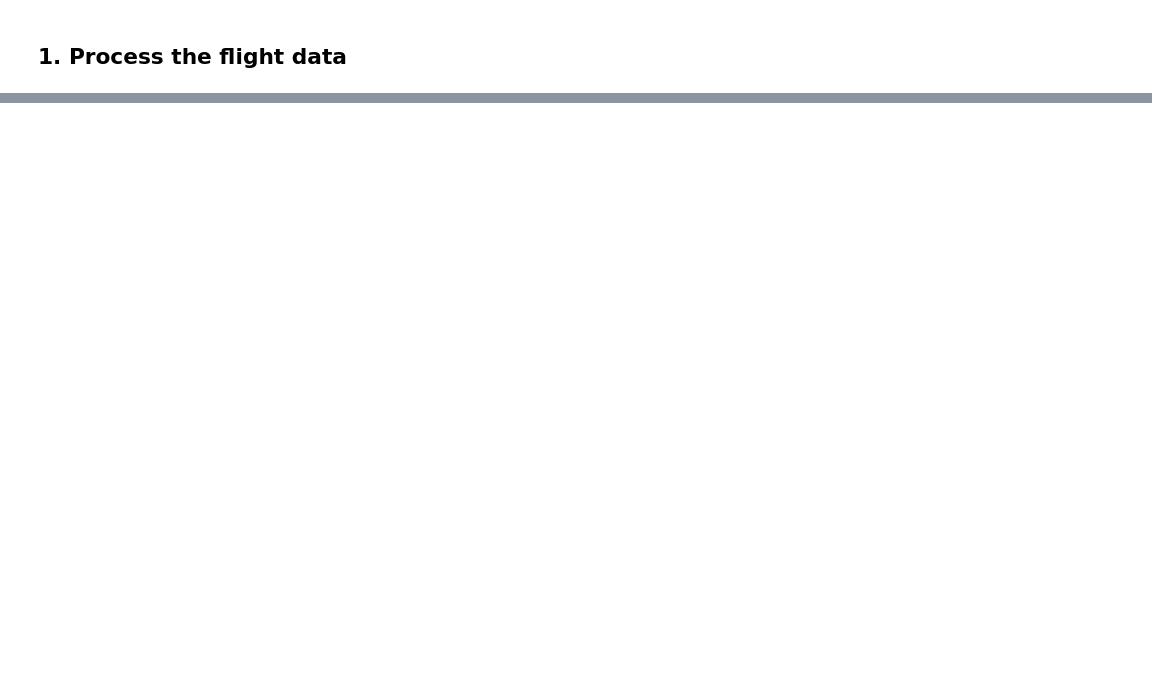
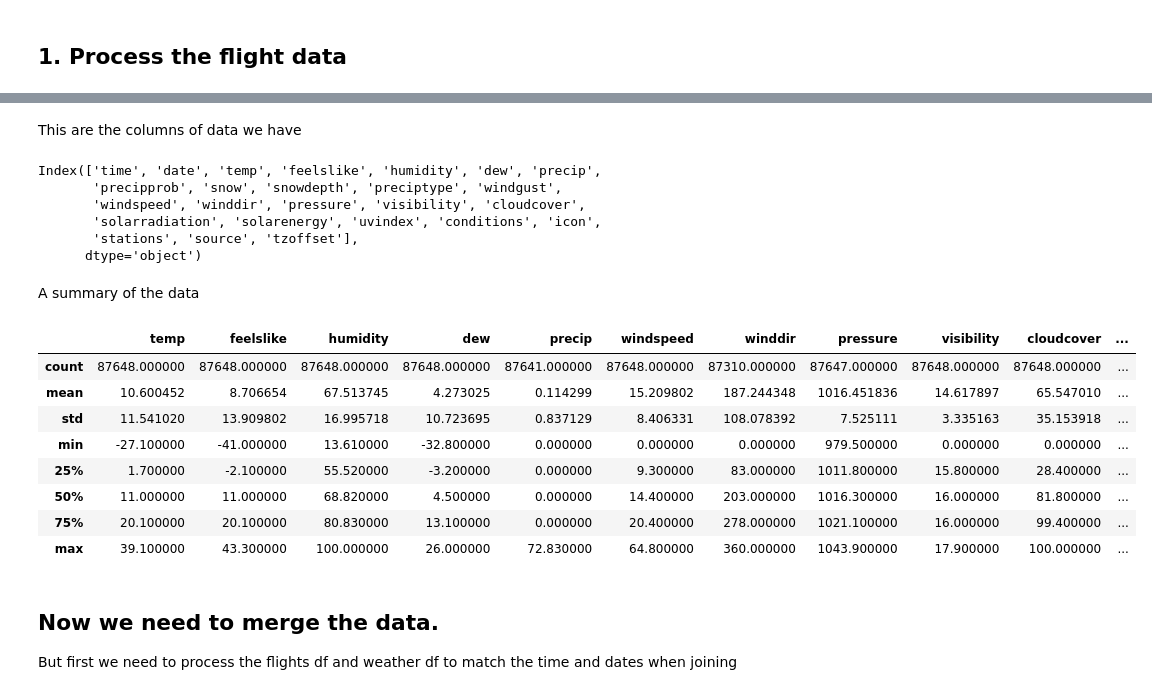
Before and after one commit to sbarrios93/Flight-Predictions-Project, a Jupyter notebook: scratchpad.ipynb, the cells around one changed output, grey strips where cells are left out. Saved outputs shown, nothing was run; the diff lists cells and outputs as text; code cells hidden in the pictures; blank space fills up the shorter version.

```diff
--- a/scratchpad.ipynb
+++ b/scratchpad.ipynb
@@ -20,7 +38,9 @@ ROOT = Path(".")  # root path (the directory of the project folder)
 # Where to store the input data
 DATA_FOLDER = "data"
 RAW_DATA_FOLDER = "raw"
+RAW_FLIGHTS_DATA_FOLDER = "flights"
 PROCESSED_DATA_FOLDER = "processed"
+OUTPUT_DATA_FOLDER = "output"
 
 DATA_PATH = ROOT / DATA_FOLDER
 
@@ -32,11 +52,26 @@ RAW_DATA_PATH = DATA_PATH / RAW_DATA_FOLDER
 if not Path.exists(RAW_DATA_PATH):
     raise FileNotFoundError(f"The raw data folder does not exist: {RAW_DATA_PATH}")
 
+RAW_FLIGHTS_DATA_PATH = DATA_PATH / RAW_DATA_FOLDER / RAW_FLIGHTS_DATA_FOLDER
+
+if not Path.exists(RAW_FLIGHTS_DATA_PATH):
+    raise FileNotFoundError(
+        f"The raw flights data folder does not exist: {RAW_FLIGHT_DATA_PATH}"
+    )
 
 PROCESSED_DATA_PATH = DATA_PATH / PROCESSED_DATA_FOLDER
 Path.mkdir(PROCESSED_DATA_PATH, parents=True, exist_ok=True)
 
+OUTPUT_DATA_PATH = DATA_PATH / OUTPUT_DATA_FOLDER
+Path.mkdir(OUTPUT_DATA_PATH, parents=True, exist_ok=True)
+
 # Name of the HDF5 file containing the data
 HDF5_FILE = "flight_data.h5"
+
+# Name of the CSV file containing the airport codes
+AIRPORT_CODES_FILE = "airport_codes.csv"
+
+# Name of the JSON file containing the weather daata
+WEATHER_FILE = "ORD-weather-2009-2018.json"
 # %% [markdown]
 ##  1. Process the flight data
@@ -43,6 +82,6 @@ HDF5_FILE = "flight_data.h5"
 # %%
 def process_flight_data(
-    raw_data_path: Path = RAW_DATA_PATH,
+    raw_flights_data_path: Path = RAW_FLIGHTS_DATA_PATH,
     processed_data_path: Path = PROCESSED_DATA_PATH,
     hdf5_file: str = HDF5_FILE, key=f"ORIGIN:{AIRPORT_OF_INTEREST}"
 ):
@@ -59,7 +98,7 @@ def process_flight_data(
         df = pd.read_hdf(processed_data_path / hdf5_file, key=key)
     except (FileNotFoundError, KeyError): # if it does not exist, or key is wrong, create it
         # Get all the CSV Files
-        csv_files = sorted(raw_data_path.glob("*.csv"))
+        csv_files = sorted(raw_flights_data_path.glob("*.csv"))
 
         print(f"Loading files, this may take a while...")
         df = load_csv_files(csv_files)
@@ -67,8 +106,11 @@ def process_flight_data(
         # filter the dataframe
         df = df[df["ORIGIN"] == AIRPORT_OF_INTEREST]
         # save dataframe to HDF5 file
-        df.to_hdf(processed_data_path / hdf5_file, key=key, mode="w")
+        df.to_hdf(processed_data_path / hdf5_file, key=key, mode="w", index=False)
 
-    return df # return the dataframe
+    return df.reset_index(drop=True) # return the dataframe
 
-df = process_flight_data()
+df_flights = process_flight_data()
+
+print("Dataframe loaded and filtered, lets look at the first rows to understand what we are doing")
+df_flights.head()
@@ -90,0 +222,29 @@ df
+# %% [markdown]
+This are the columns of data we have
+# %%
+df_weather.columns
+# %% [output]
+Index(['time', 'date', 'temp', 'feelslike', 'humidity', 'dew', 'precip',
+       'precipprob', 'snow', 'snowdepth', 'preciptype', 'windgust',
+       'windspeed', 'winddir', 'pressure', 'visibility', 'cloudcover',
+       'solarradiation', 'solarenergy', 'uvindex', 'conditions', 'icon',
+       'stations', 'source', 'tzoffset'],
+      dtype='object')
+# %% [markdown]
+A summary of the data
+# %%
+df_weather.describe()
+# %% [output]
+|  | temp | feelslike | humidity | dew | precip | windspeed | winddir | pressure | visibility | cloudcover | ... |
+| count | 87648.000000 | 87648.000000 | 87648.000000 | 87648.000000 | 87641.000000 | 87648.000000 | 87310.000000 | 87647.000000 | 87648.000000 | 87648.000000 | ... |
+| mean | 10.600452 | 8.706654 | 67.513745 | 4.273025 | 0.114299 | 15.209802 | 187.244348 | 1016.451836 | 14.617897 | 65.547010 | ... |
+| std | 11.541020 | 13.909802 | 16.995718 | 10.723695 | 0.837129 | 8.406331 | 108.078392 | 7.525111 | 3.335163 | 35.153918 | ... |
+| min | -27.100000 | -41.000000 | 13.610000 | -32.800000 | 0.000000 | 0.000000 | 0.000000 | 979.500000 | 0.000000 | 0.000000 | ... |
+| 25% | 1.700000 | -2.100000 | 55.520000 | -3.200000 | 0.000000 | 9.300000 | 83.000000 | 1011.800000 | 15.800000 | 28.400000 | ... |
+| 50% | 11.000000 | 11.000000 | 68.820000 | 4.500000 | 0.000000 | 14.400000 | 203.000000 | 1016.300000 | 16.000000 | 81.800000 | ... |
+| 75% | 20.100000 | 20.100000 | 80.830000 | 13.100000 | 0.000000 | 20.400000 | 278.000000 | 1021.100000 | 16.000000 | 99.400000 | ... |
+| max | 39.100000 | 43.300000 | 100.000000 | 26.000000 | 72.830000 | 64.800000 | 360.000000 | 1043.900000 | 17.900000 | 100.000000 | ... |
+# %% [markdown]
+## Now we need to merge the data.
+
+But first we need to process the flights df and weather df to match the time and dates when joining
```
Also changed, not shown: parts of 50 cells of this notebook, 4 other files.
